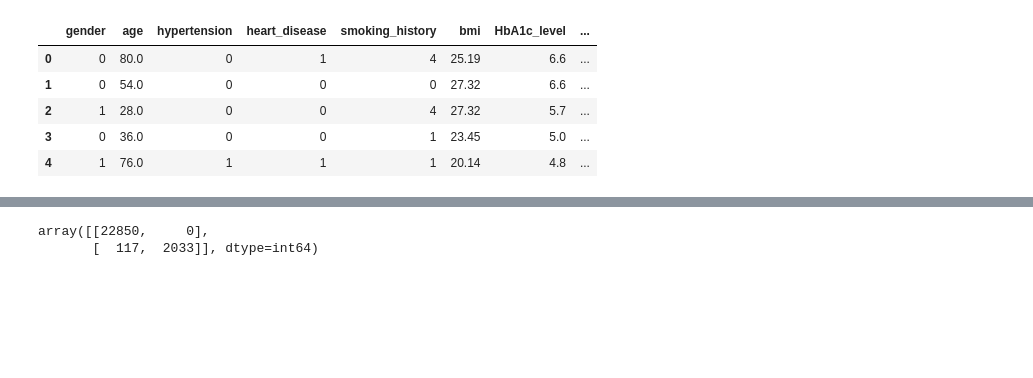
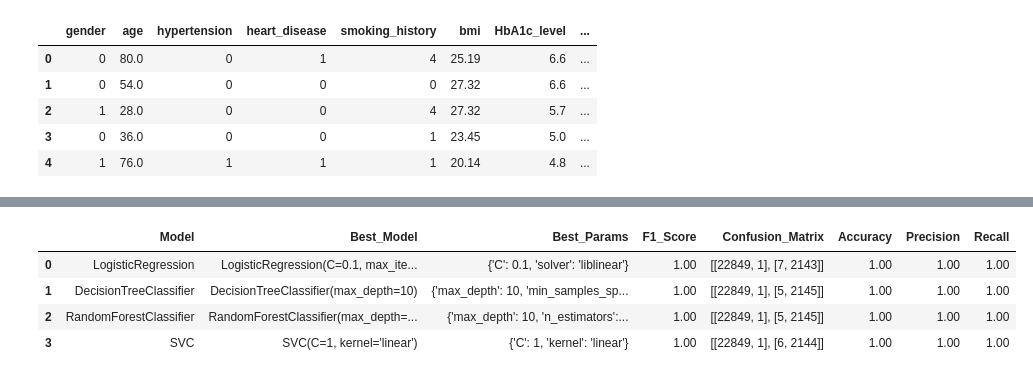
Before and after one commit to codewithdark-git/AI-ML-Intern-tasks, a Jupyter notebook: Week 1/Diabetes-perdiction/diabetes_prediction.ipynb, the cells around one changed output, grey strips where cells are left out. Drawn from its saved outputs; the diff is of its cells as text; code cells hidden in the pictures; blank space fills up the shorter version.

```diff
--- a/Week 1/Diabetes-perdiction/diabetes_prediction.ipynb
+++ b/Week 1/Diabetes-perdiction/diabetes_prediction.ipynb
@@ -619,5 +675,67 @@ array([[22817,    33],
-# %%
-model_accuracies['RandomForestClassifier']['confusion_matrix']
-# %% [output]
-array([[22850,     0],
-       [  117,  2033]], dtype=int64)
+# %%
+import pandas as pd
+
+# Data for the models
+data = {
+    "Model": [
+        "LogisticRegression",
+        "DecisionTreeClassifier",
+        "RandomForestClassifier",
+        "SVC"
+    ],
+    "Best_Model": [
+        "LogisticRegression(C=0.1, max_iter=1000, solver='liblinear')",
+        "DecisionTreeClassifier(max_depth=10)",
+        "RandomForestClassifier(max_depth=10, n_estimators=50)",
+        "SVC(C=1, kernel='linear')"
+    ],
+    "Best_Params": [
+        "{'C': 0.1, 'solver': 'liblinear'}",
+        "{'max_depth': 10, 'min_samples_split': 2}",
+        "{'max_depth': 10, 'n_estimators': 50}",
+        "{'C': 1, 'kernel': 'linear'}"
+    ],
+    "F1_Score": [
+        0.999679797436038,
+        0.9997598987705194,
+        0.9997598987705194,
+        0.9997198523354014
+    ],
+    "Confusion_Matrix": [
+        "[[22849, 1], [7, 2143]]",
+        "[[22849, 1], [5, 2145]]",
+        "[[22849, 1], [5, 2145]]",
+        "[[22849, 1], [6, 2144]]"
+    ],
+    "Accuracy": [
+        0.99968,
+        0.99976,
+        0.99976,
+        0.99972
+    ],
+    "Precision": [
+        0.9996799615633767,
+        0.9997599604474973,
+        0.9997599604474973,
+        0.999719959264829
+    ],
+    "Recall": [
+        0.99968,
+        0.99976,
+        0.99976,
+        0.99972
+    ]
+}
+
+# Create the DataFrame without rounding
+df = pd.DataFrame(data)
+
+# Display the DataFrame with float precision preserved
+pd.set_option("display.precision", 16)  # Set precision for display
+df
+# %% [output]
+|  | Model | Best_Model | Best_Params | F1_Score | Confusion_Matrix | Accuracy | Precision | Recall |
+| 0 | LogisticRegression | LogisticRegression(C=0.1, max_ite... | {'C': 0.1, 'solver': 'liblinear'} | 1.00 | [[22849, 1], [7, 2143]] | 1.00 | 1.00 | 1.00 |
+| 1 | DecisionTreeClassifier | DecisionTreeClassifier(max_depth=10) | {'max_depth': 10, 'min_samples_sp... | 1.00 | [[22849, 1], [5, 2145]] | 1.00 | 1.00 | 1.00 |
+| 2 | RandomForestClassifier | RandomForestClassifier(max_depth=... | {'max_depth': 10, 'n_estimators':... | 1.00 | [[22849, 1], [5, 2145]] | 1.00 | 1.00 | 1.00 |
+| 3 | SVC | SVC(C=1, kernel='linear') | {'C': 1, 'kernel': 'linear'} | 1.00 | [[22849, 1], [6, 2144]] | 1.00 | 1.00 | 1.00 |
```
Also changed, not shown: parts of 14 cells of this notebook, 1 other file.
